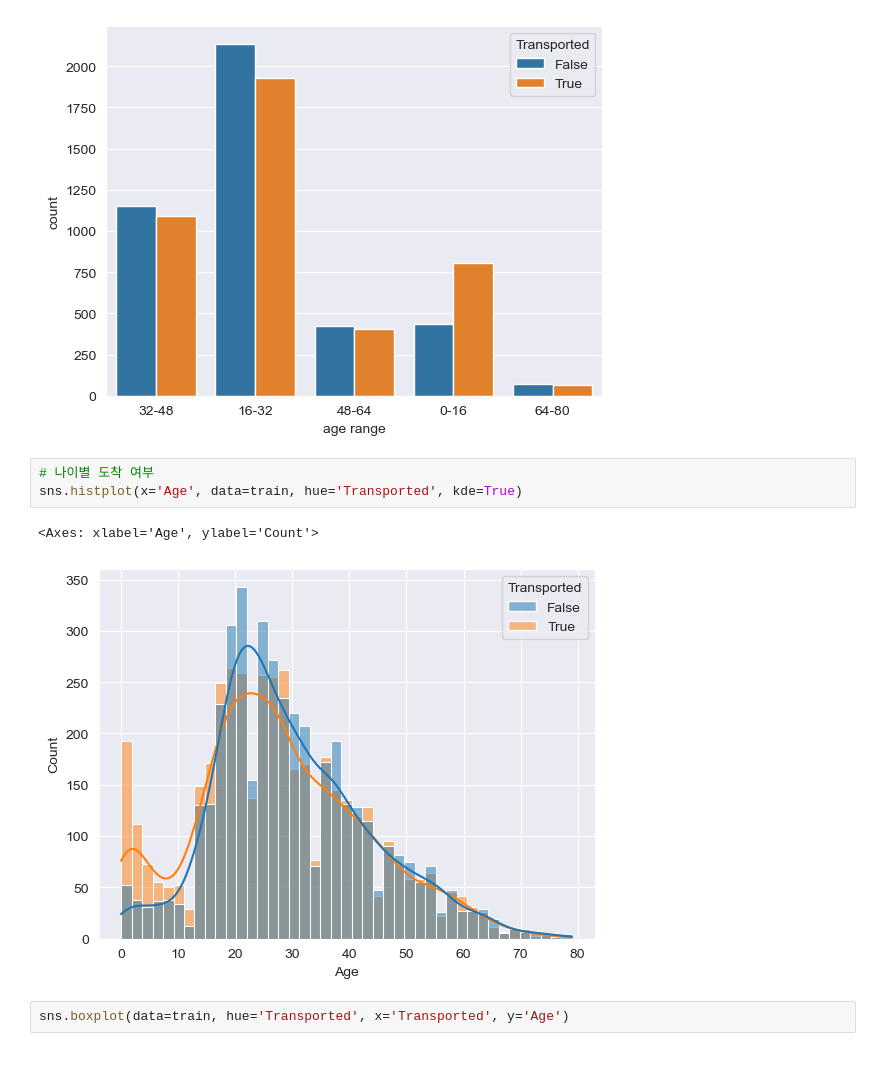
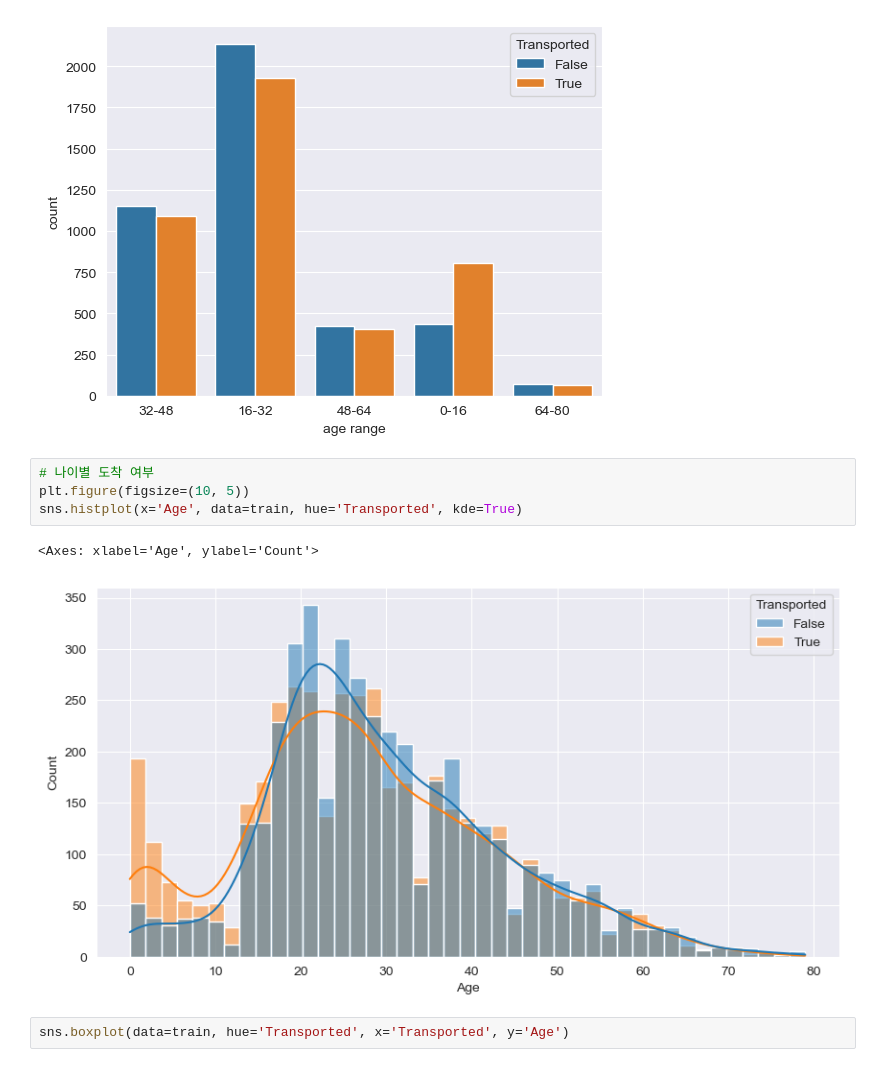
Before and after one commit to ef2nmddy/Spaceship_Titanic_EDA, a Jupyter notebook: Spaceship_Titanic.ipynb, the cells around one changed output. Saved outputs shown, nothing was run; the diff lists cells and outputs as text.

```diff
--- a/Spaceship_Titanic.ipynb
+++ b/Spaceship_Titanic.ipynb
@@ -243,10 +243,11 @@ sns.countplot(x='age range', hue='Transported', data=sep_age.join(train))
 [figure]
 # %%
 # 나이별 도착 여부
+plt.figure(figsize=(10, 5))
 sns.histplot(x='Age', data=train, hue='Transported', kde=True)
 # %% [output]
 <Axes: xlabel='Age', ylabel='Count'>
-[figure, old version]
+[figure, new version]
 # %%
 sns.boxplot(data=train, hue='Transported', x='Transported', y='Age')
 # %% [output]
```
Also changed, not shown: parts of 6 cells of this notebook, 1 other file.
